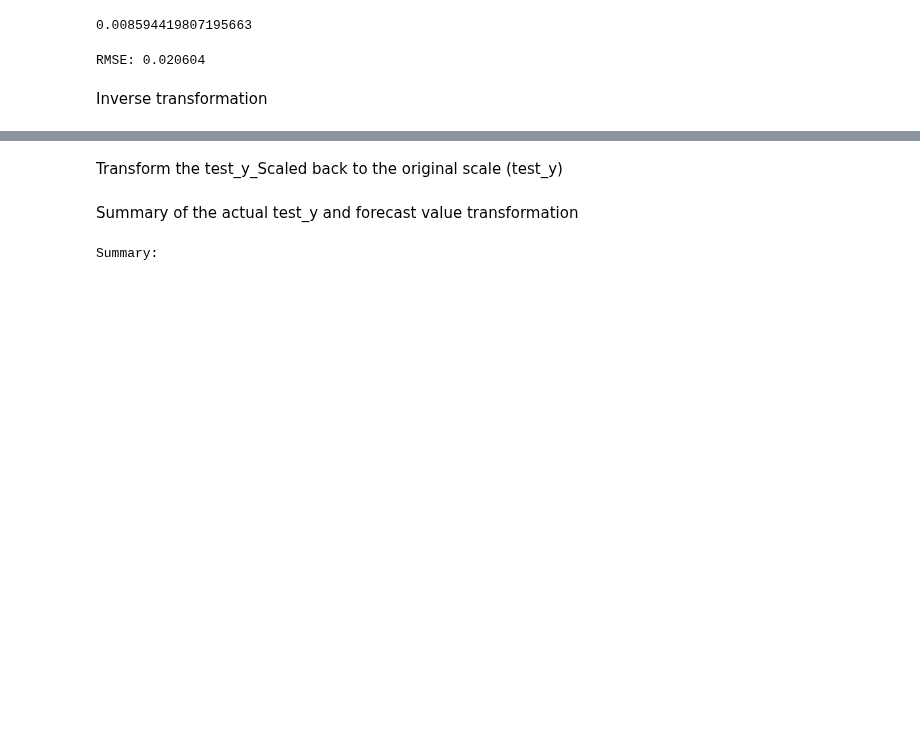
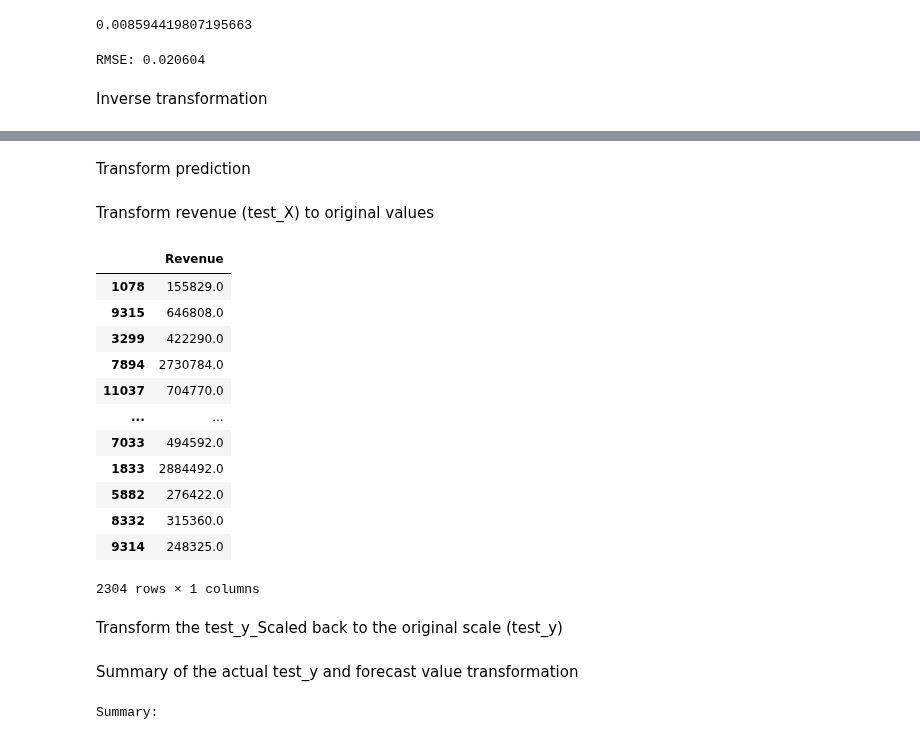
Before and after one commit to OlanreleOladeji/Demand-forecast--XGBoost, a Jupyter notebook: Products_quantity_forecasting_model_(XGB).ipynb, the cells around one changed output, grey strips where cells are left out. Cells and saved outputs as stored; diff of their text form; code cells hidden in the pictures; blank space fills up the shorter version.

```diff
--- a/Products_quantity_forecasting_model_(XGB).ipynb
+++ b/Products_quantity_forecasting_model_(XGB).ipynb
@@ -334,5 +359,29 @@ Transform the predictions back to the original scale
+# %% [markdown]
+Transform prediction
 # %%
 forecast_value = scaler_y.inverse_transform(forecast.reshape(-1, 1))
+# %% [markdown]
+Transform revenue (test_X) to original values
+# %%
+test_X = scaler_X.inverse_transform(test_X_Scaled)
+# %%
+Actual_Revenue = pd.DataFrame(test_X, columns=['Revenue'])
+# %%
+Actual_Revenue
+# %% [output]
+|  | Revenue |
+| 1078 | 155829.0 |
+| 9315 | 646808.0 |
+| 3299 | 422290.0 |
+| 7894 | 2730784.0 |
+| 11037 | 704770.0 |
+| ... | ... |
+| 7033 | 494592.0 |
+| 1833 | 2884492.0 |
+| 5882 | 276422.0 |
+| 8332 | 315360.0 |
+| 9314 | 248325.0 |
+2304 rows × 1 columns
 # %% [markdown]
 Transform the test_y_Scaled back to the original scale (test_y)
 # %%
```
Also changed, not shown: parts of 10 cells of this notebook.
